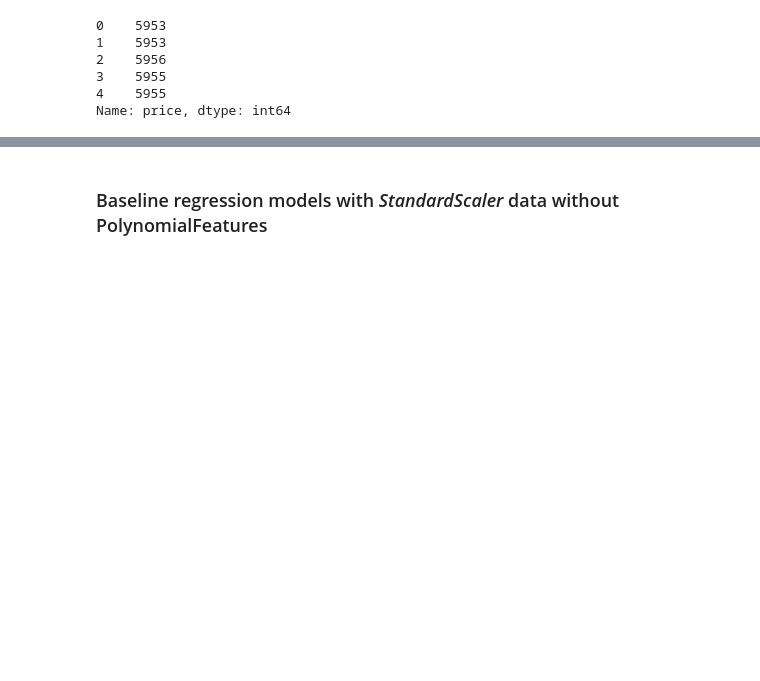
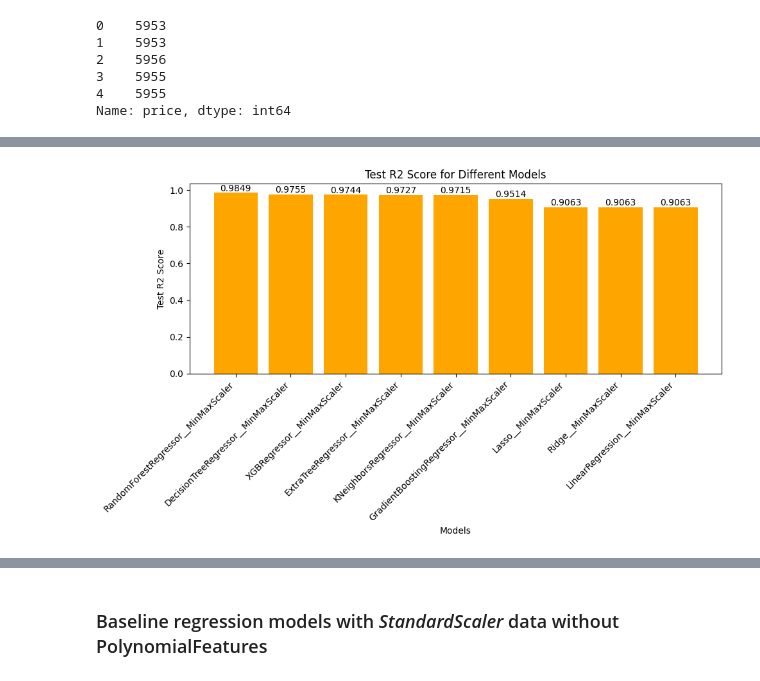
Before and after one commit to ahilah/Flight-Price-Prediction-Model, a Jupyter notebook: flight-price-pred-full.ipynb, the cells around one changed output, grey strips where cells are left out. Saved outputs shown, nothing was run; the diff lists cells and outputs as text; code cells hidden in the pictures; blank space fills up the shorter version.

```diff
--- a/flight-price-pred-full.ipynb
+++ b/flight-price-pred-full.ipynb
@@ -1587,15 +1596,17 @@ ExtraTreeRegressor  ✓    1.312 sec
 # %%
 # create a bar plot for Test_R2 metric
 plt.figure(figsize=(10, 6))
-plt.bar(result.index, result['Test_R2'], color = 'darkviolet')
+plt.bar(result_MinMaxScaler.index, result_MinMaxScaler['Test_R2'], color = 'orange')
 plt.xlabel('Models')
 plt.ylabel('Test R2 Score')
 plt.title('Test R2 Score for Different Models')
 
 # add R2 values above each bar
-for i, v in enumerate(result['Test_R2']):
+for i, v in enumerate(result_MinMaxScaler['Test_R2']):
     plt.text(i, v + 0.01, str(round(v, 4)), ha='center')
 
 plt.xticks(rotation=45, ha='right')
 plt.tight_layout()
 plt.show()
+# %% [output]
+[figure, added]
```
Also changed, not shown: parts of 25 cells of this notebook.
